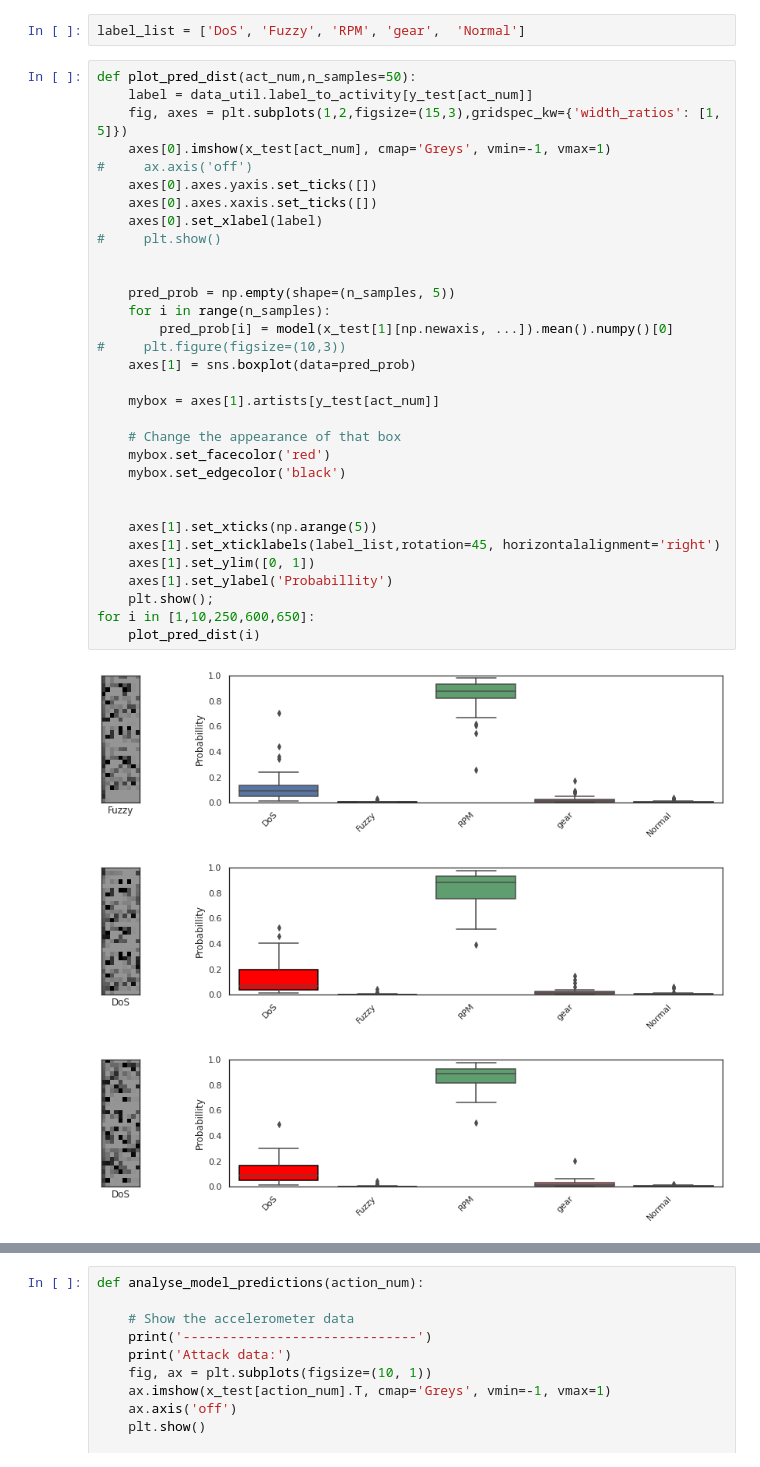
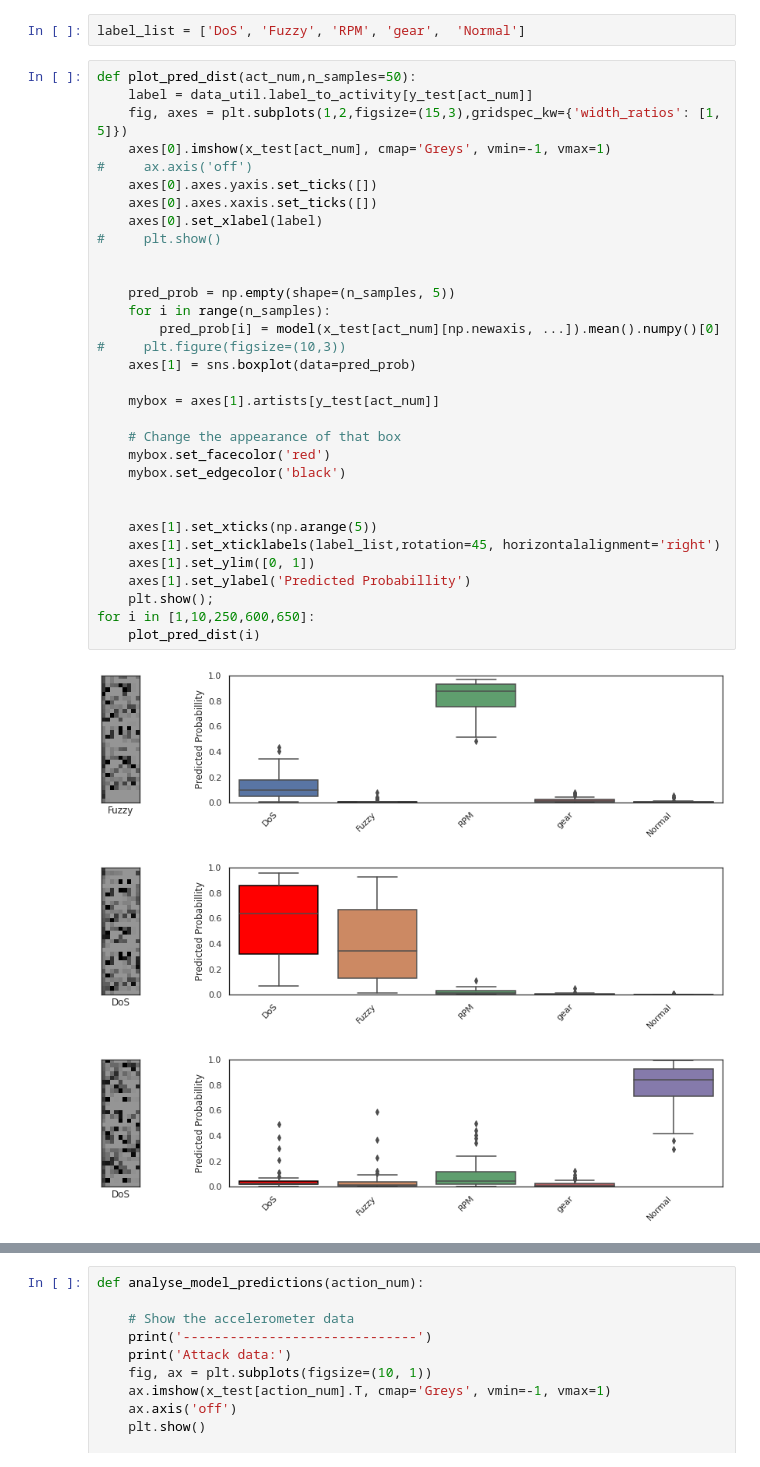
Before and after one commit to ainilaha/ppl_car_hacking, a Jupyter notebook: bayesian_net.ipynb, the cells around one changed output, grey strips where cells are left out. Cells and saved outputs as stored; diff of their text form.

Commit message:
play with dist plots

```diff
--- a/bayesian_net.ipynb
+++ b/bayesian_net.ipynb
@@ -198,35 +198,35 @@ label_list = ['DoS', 'Fuzzy', 'RPM', 'gear',  'Normal']
 def plot_pred_dist(act_num,n_samples=50):
     label = data_util.label_to_activity[y_test[act_num]]
     fig, axes = plt.subplots(1,2,figsize=(15,3),gridspec_kw={'width_ratios': [1, 5]})
     axes[0].imshow(x_test[act_num], cmap='Greys', vmin=-1, vmax=1)
 #     ax.axis('off')
     axes[0].axes.yaxis.set_ticks([])
     axes[0].axes.xaxis.set_ticks([])
     axes[0].set_xlabel(label)
 #     plt.show()
 
 
     pred_prob = np.empty(shape=(n_samples, 5))
     for i in range(n_samples):
-        pred_prob[i] = model(x_test[1][np.newaxis, ...]).mean().numpy()[0]
+        pred_prob[i] = model(x_test[act_num][np.newaxis, ...]).mean().numpy()[0]
 #     plt.figure(figsize=(10,3))
     axes[1] = sns.boxplot(data=pred_prob)
 
     mybox = axes[1].artists[y_test[act_num]]
 
     # Change the appearance of that box
     mybox.set_facecolor('red')
     mybox.set_edgecolor('black')
 
 
     axes[1].set_xticks(np.arange(5))
     axes[1].set_xticklabels(label_list,rotation=45, horizontalalignment='right')
     axes[1].set_ylim([0, 1])
-    axes[1].set_ylabel('Probabillity')
+    axes[1].set_ylabel('Predicted Probabillity')
     plt.show();
 for i in [1,10,250,600,650]:
     plot_pred_dist(i)
 # %% [output]
-[figure, old version]
+[figure, new version]
-[figure, old version]
+[figure, new version]
-[figure, old version]
+[figure, new version]
```
Also changed, not shown: parts of 11 cells of this notebook.
